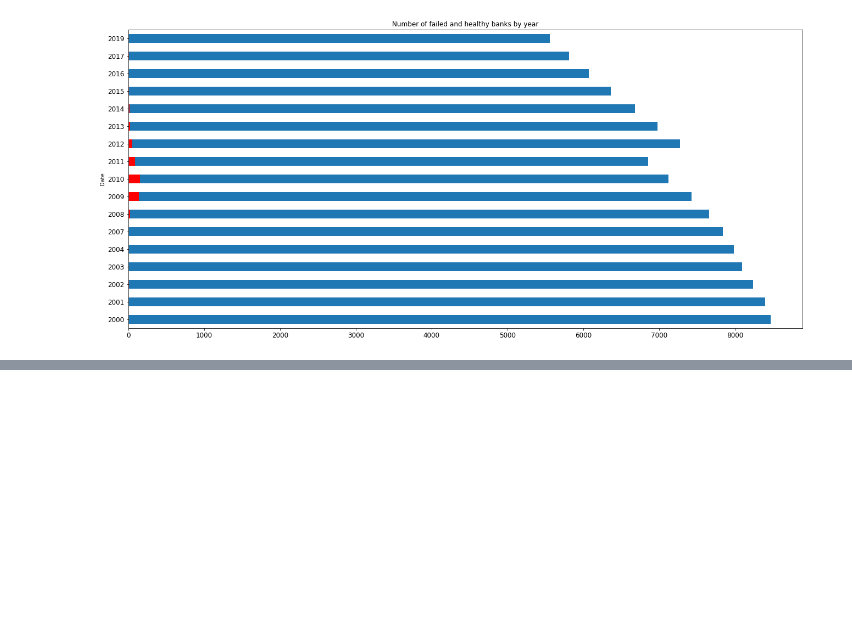
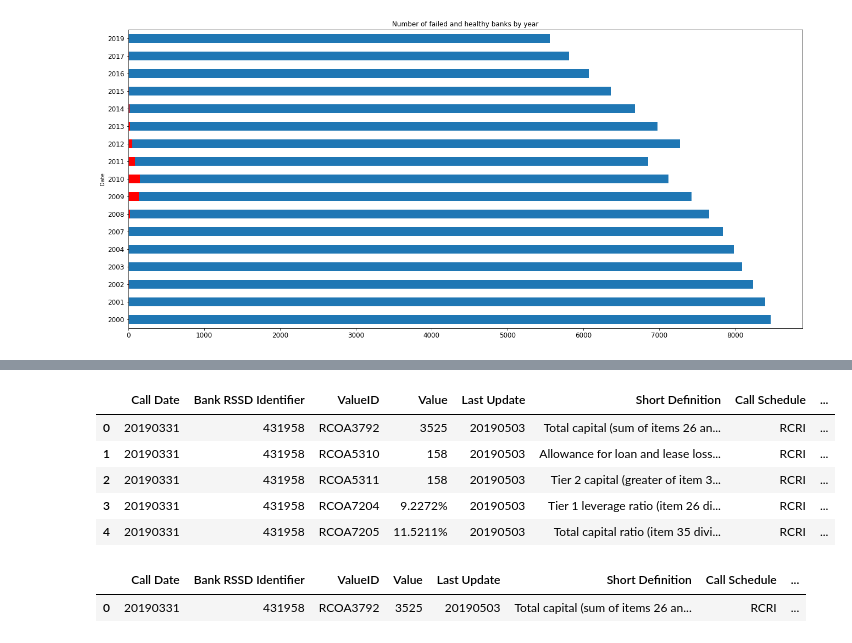
Before and after one commit to allaccountstaken/predicting_bank_distress, a Jupyter notebook: describe_bank_universe.ipynb, the cells around one changed output, grey strips where cells are left out. Saved outputs shown, nothing was run; the diff lists cells and outputs as text; code cells hidden in the pictures; blank space fills up the shorter version.

Commit message:
testing loc on fin ratios

```diff
--- a/describe_bank_universe.ipynb
+++ b/describe_bank_universe.ipynb
@@ -196,2 +216,19 @@ report_df.head(5)
+# %%
+report_df.columns = ['Call Date', 'Bank RSSD Identifier', 'ValueID', 'Value', 'Last Update',
+       'Short Definition', 'Call Schedule', 'Line Number']`
+# %%
+report_df.head()
+# %% [output]
+|  | Call Date | Bank RSSD Identifier | ValueID | Value | Last Update | Short Definition | Call Schedule | ... |
+| 0 | 20190331 | 431958 | RCOA3792 | 3525 | 20190503 | Total capital (sum of items 26 an... | RCRI | ... |
+| 1 | 20190331 | 431958 | RCOA5310 | 158 | 20190503 | Allowance for loan and lease loss... | RCRI | ... |
+| 2 | 20190331 | 431958 | RCOA5311 | 158 | 20190503 | Tier 2 capital (greater of item 3... | RCRI | ... |
+| 3 | 20190331 | 431958 | RCOA7204 | 9.2272% | 20190503 | Tier 1 leverage ratio (item 26 di... | RCRI | ... |
+| 4 | 20190331 | 431958 | RCOA7205 | 11.5211% | 20190503 | Total capital ratio (item 35 divi... | RCRI | ... |
+# %%
+report_df.loc[report_df.ValueID == 'RCOA3792']
+# %% [output]
+|  | Call Date | Bank RSSD Identifier | ValueID | Value | Last Update | Short Definition | Call Schedule | ... |
+| 0 | 20190331 | 431958 | RCOA3792 | 3525 | 20190503 | Total capital (sum of items 26 an... | RCRI | ... |
 # %%
 # focus on failed banks, for POC start with anks that failed in 2010, look at 4 quarters, do count of failed banks
```
Also changed, not shown: parts of 5 cells of this notebook, 1 other file.
